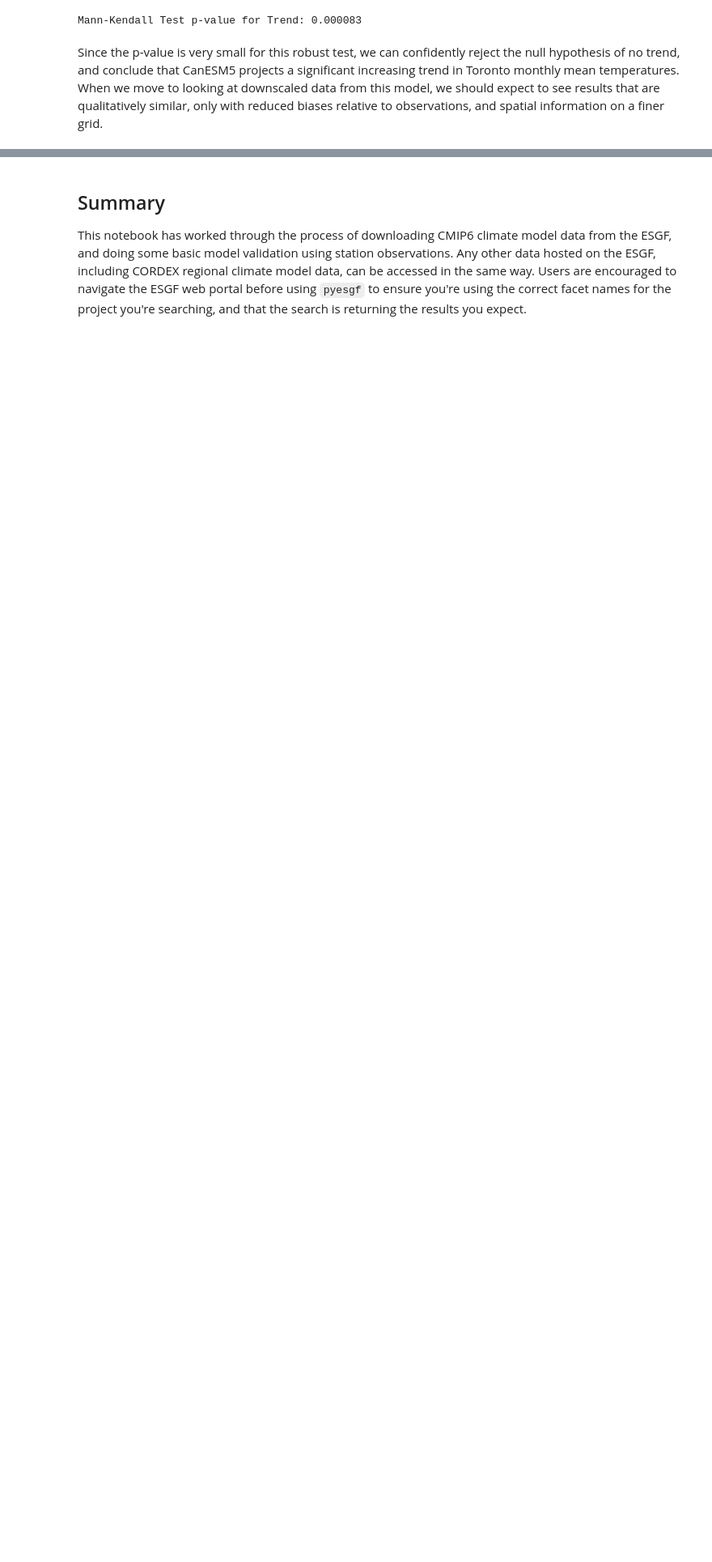
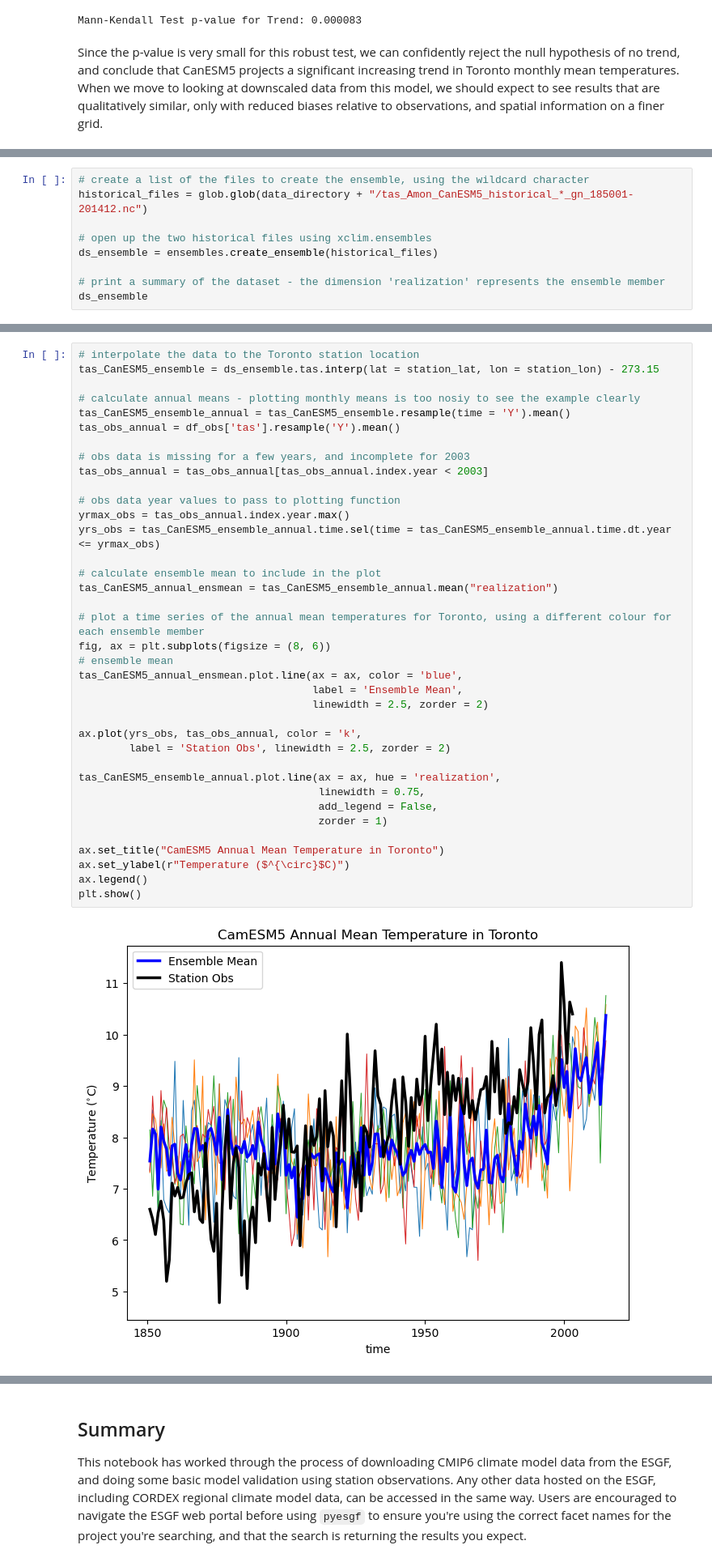
Before and after one commit to mikemorris12/UTCDW_Guidebook, a Jupyter notebook: _build/html/_sources/Chapter3/section3.4_climate_model_output.ipynb, the cells around one changed output, grey strips where cells are left out. Shown at 81% size. Saved outputs shown, nothing was run; the diff lists cells and outputs as text; blank space fills up the shorter version.

Commit message:
updated 3.4 to cover ensembles

```diff
--- a/_build/html/_sources/Chapter3/section3.4_climate_model_output.ipynb
+++ b/_build/html/_sources/Chapter3/section3.4_climate_model_output.ipynb
@@ -476,0 +545,9 @@ Since the p-value is very small for this robust test, we can confidently reject
+# %%
+# create a list of the files to create the ensemble, using the wildcard character
+historical_files = glob.glob(data_directory + "/tas_Amon_CanESM5_historical_*_gn_185001-201412.nc")
+
+# open up the two historical files using xclim.ensembles
+ds_ensemble = ensembles.create_ensemble(historical_files)
+
+# print a summary of the dataset - the dimension 'realization' represents the ensemble member
+ds_ensemble
@@ -476,0 +621,39 @@ Since the p-value is very small for this robust test, we can confidently reject
+# %%
+# interpolate the data to the Toronto station location
+tas_CanESM5_ensemble = ds_ensemble.tas.interp(lat = station_lat, lon = station_lon) - 273.15
+
+# calculate annual means - plotting monthly means is too nosiy to see the example clearly
+tas_CanESM5_ensemble_annual = tas_CanESM5_ensemble.resample(time = 'Y').mean()
+tas_obs_annual = df_obs['tas'].resample('Y').mean()
+
+# obs data is missing for a few years, and incomplete for 2003
+tas_obs_annual = tas_obs_annual[tas_obs_annual.index.year < 2003]
+
+# obs data year values to pass to plotting function
+yrmax_obs = tas_obs_annual.index.year.max()
+yrs_obs = tas_CanESM5_ensemble_annual.time.sel(time = tas_CanESM5_ensemble_annual.time.dt.year <= yrmax_obs)
+
+# calculate ensemble mean to include in the plot
+tas_CanESM5_annual_ensmean = tas_CanESM5_ensemble_annual.mean("realization")
+
+# plot a time series of the annual mean temperatures for Toronto, using a different colour for each ensemble member
+fig, ax = plt.subplots(figsize = (8, 6))
+# ensemble mean
+tas_CanESM5_annual_ensmean.plot.line(ax = ax, color = 'blue',
+                                     label = 'Ensemble Mean',
+                                     linewidth = 2.5, zorder = 2)
+
+ax.plot(yrs_obs, tas_obs_annual, color = 'k',
+        label = 'Station Obs', linewidth = 2.5, zorder = 2)
+
+tas_CanESM5_ensemble_annual.plot.line(ax = ax, hue = 'realization',
+                                      linewidth = 0.75,
+                                      add_legend = False,
+                                      zorder = 1)
+
+ax.set_title("CamESM5 Annual Mean Temperature in Toronto")
+ax.set_ylabel(r"Temperature ($^{\circ}$C)")
+ax.legend()
+plt.show()
+# %% [output]
+[figure, added]
```
Also changed, not shown: parts of 15 cells of this notebook, 17 other files.
